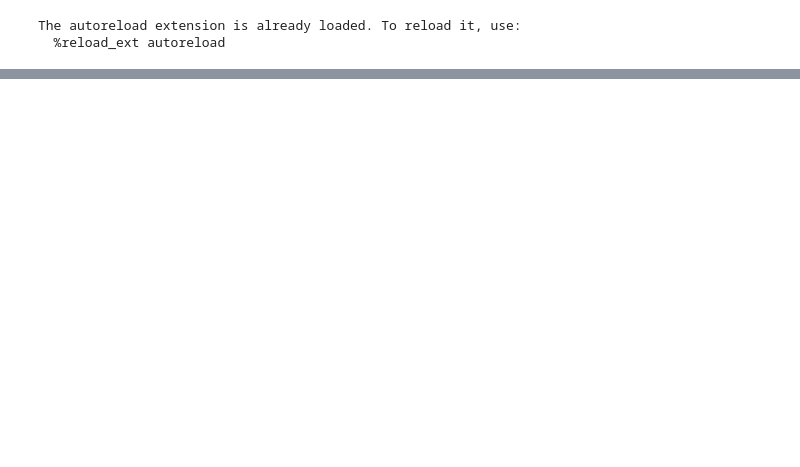
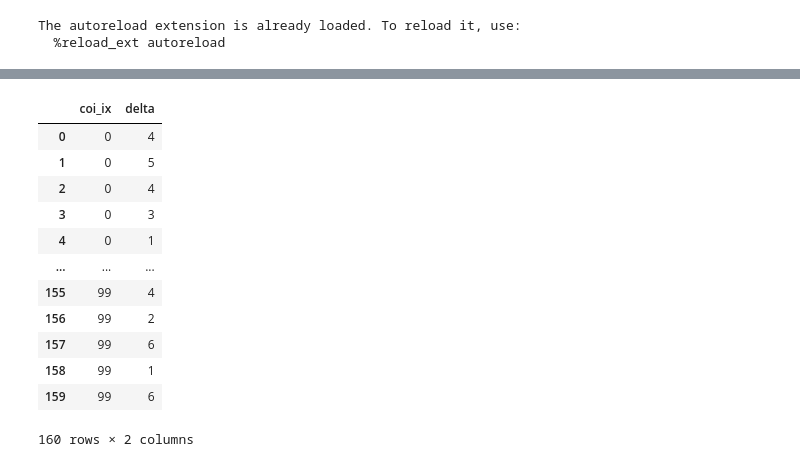
Before and after one commit to CELtd/voting_mechanism_design, a Jupyter notebook: notebooks/pairwise_coi.ipynb, the cells around one changed output, grey strips where cells are left out. Cells and saved outputs as stored; diff of their text form; code cells hidden in the pictures; blank space fills up the shorter version.

```diff
--- a/notebooks/pairwise_coi.ipynb
+++ b/notebooks/pairwise_coi.ipynb
@@ -319,0 +392,16 @@ sim_results_without_coi = run_n_simulations(
+# %%
+df
+# %% [output]
+|  | coi_ix | delta |
+| 0 | 0 | 4 |
+| 1 | 0 | 5 |
+| 2 | 0 | 4 |
+| 3 | 0 | 3 |
+| 4 | 0 | 1 |
+| ... | ... | ... |
+| 155 | 99 | 4 |
+| 156 | 99 | 2 |
+| 157 | 99 | 6 |
+| 158 | 99 | 1 |
+| 159 | 99 | 6 |
+160 rows × 2 columns
```
Also changed, not shown: parts of 10 cells of this notebook.
